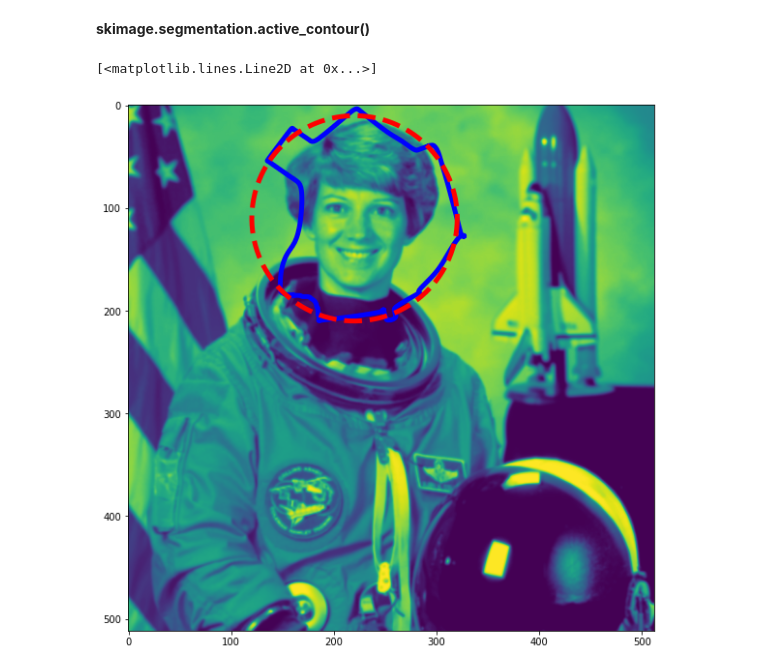
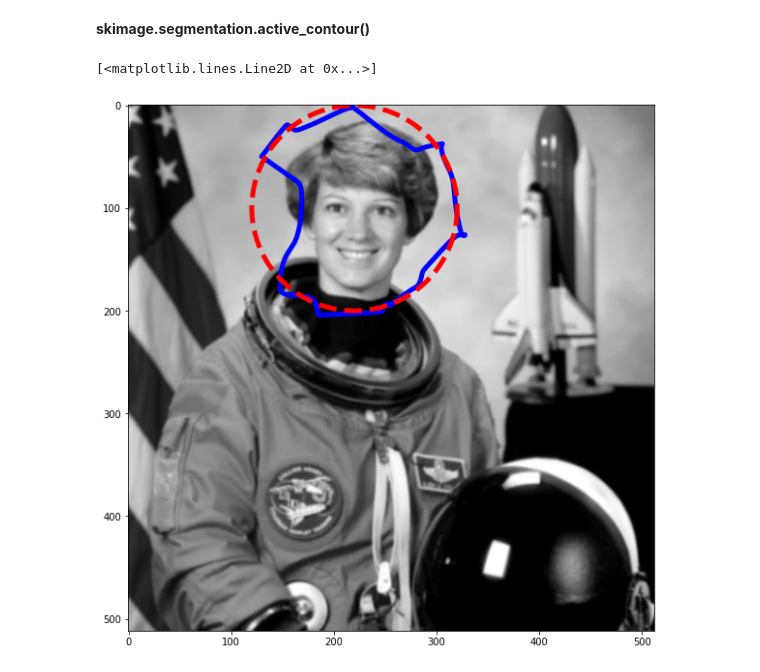
Before and after one commit to felypemaciel/atlantico-bootcamp, a Jupyter notebook: trailhead/visao_computacional/scikit/01_scikit_image.ipynb, the cells around one changed output. Cells and saved outputs as stored; diff of their text form; code cells hidden in the pictures.

```diff
--- a/trailhead/visao_computacional/scikit/01_scikit_image.ipynb
+++ b/trailhead/visao_computacional/scikit/01_scikit_image.ipynb
@@ -97,21 +97,19 @@ from skimage.filters import gaussian
 # %%
 astronaut = data.astronaut()
 gray_astronaut = rgb2gray(astronaut)
 gray_astronaut_noiseless = gaussian(gray_astronaut, 1)
-# localizando o centro do circulo em 220, 110
+
 x1 = 220 + 100*np.cos(np.linspace(0, 2*np.pi, 500))
-x2 = 110 + 100*np.sin(np.linspace(0, 2*np.pi, 500))
-# criando um circulo
+x2 = 100 + 100*np.sin(np.linspace(0, 2*np.pi, 500))
 snake = np.array([x1, x2]).T
+
 astronaut_snake = active_contour(gray_astronaut_noiseless, snake)
 
 fig = plt.figure(figsize=(10,10))
 ax = fig.add_subplot(111)
-ax.imshow(gray_astronaut_noiseless)
-ax.plot(astronaut_snake[:, 0],
-        astronaut_snake[:, 1],
-        '-b', lw=5)
+ax.imshow(gray_astronaut_noiseless, cmap='gray')
+ax.plot(astronaut_snake[:, 0], astronaut_snake[:, 1], '-b', lw=5)
 ax.plot(snake[:, 0], snake[:, 1], '--r', lw=5)
 # %% [output]
 [<matplotlib.lines.Line2D at 0x...>]
-[figure, old version]
+[figure, new version]
```
Also changed, not shown: parts of 2 cells of this notebook.
